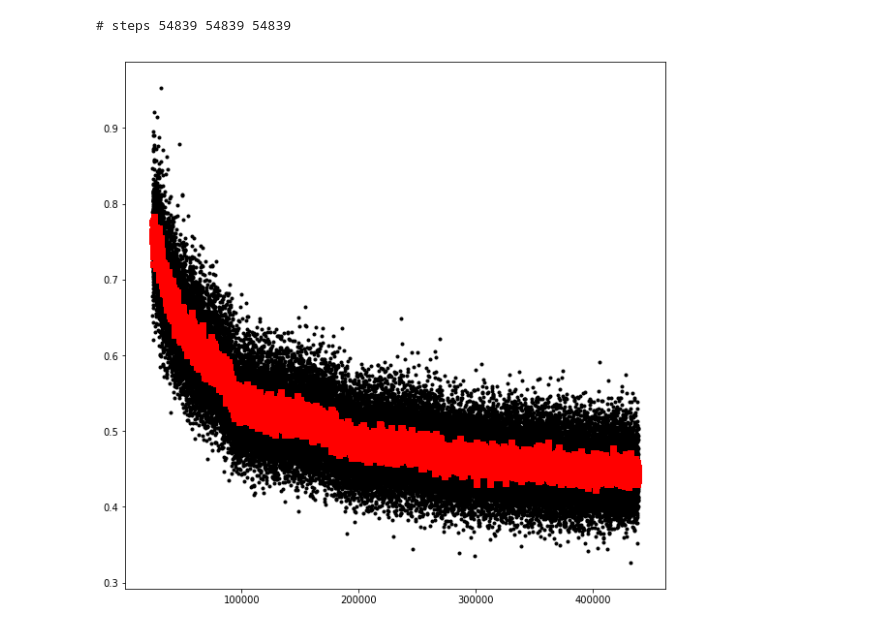
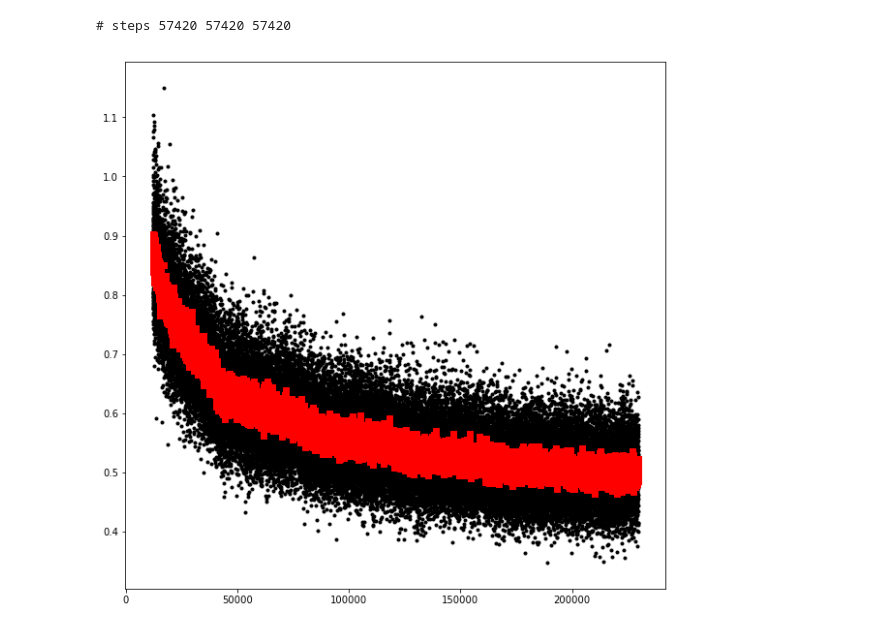
Before and after one commit to liyu10000/tct, a Jupyter notebook: conference/darknet/loss_vs_steps.ipynb, the cells around one changed output. Cells and saved outputs as stored; diff of their text form; code cells hidden in the pictures.

```diff
--- a/conference/darknet/loss_vs_steps.ipynb
+++ b/conference/darknet/loss_vs_steps.ipynb
@@ -21,21 +21,21 @@ def collect_loss(nohup_file):
                     pass
     return steps, loss1, loss2
 # %%
-nohup = "/home/ssd0/Develop/liyu/darknet/nohup.out"
+# nohup = "/home/ssd0/Develop/liyu/darknet/nohup.out"
 # nohup = "/home/hdd0/Develop/algo/yolo-pre-trained/darknet/nohup.out"
-# nohup = "/home/unicorn/Documents/liyu/darknet/nohup.out"
+nohup = "/home/unicorn/Documents/liyu/darknet/nohup.out"
 steps, loss1, loss2 = collect_loss(nohup)
 print("# steps", len(steps), len(loss1), len(loss2))
 
 # plot trend
 fig, ax = plt.subplots(1, 1, figsize=(10,10))
 
 start, end = 3000, len(steps)
 
 ax.scatter(steps[start:end], loss1[start:end], marker='.', color='black')
 ax.scatter(steps[start:end], loss2[start:end], marker='s', color='red')
 
 plt.show()
 # %% [output]
-# steps 54839 54839 54839
+# steps 57420 57420 57420
-[figure, old version]
+[figure, new version]
```
Also changed, not shown: 50 other files.
